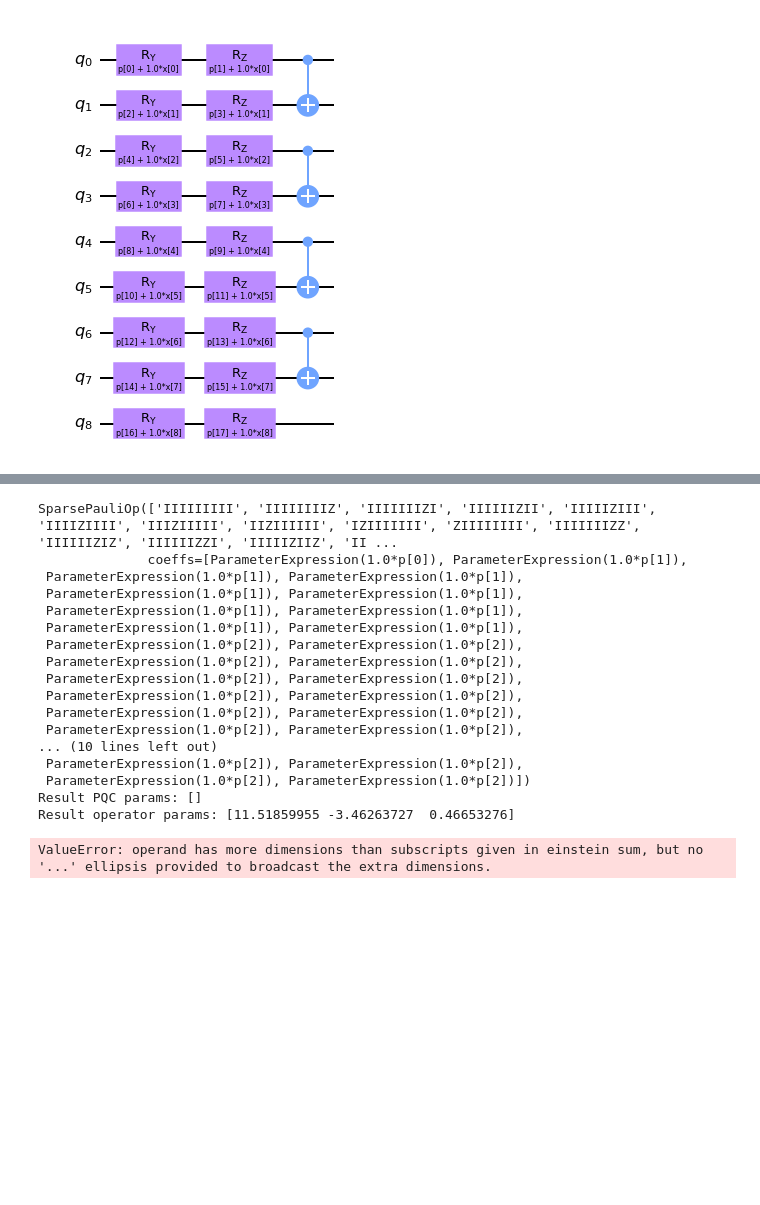
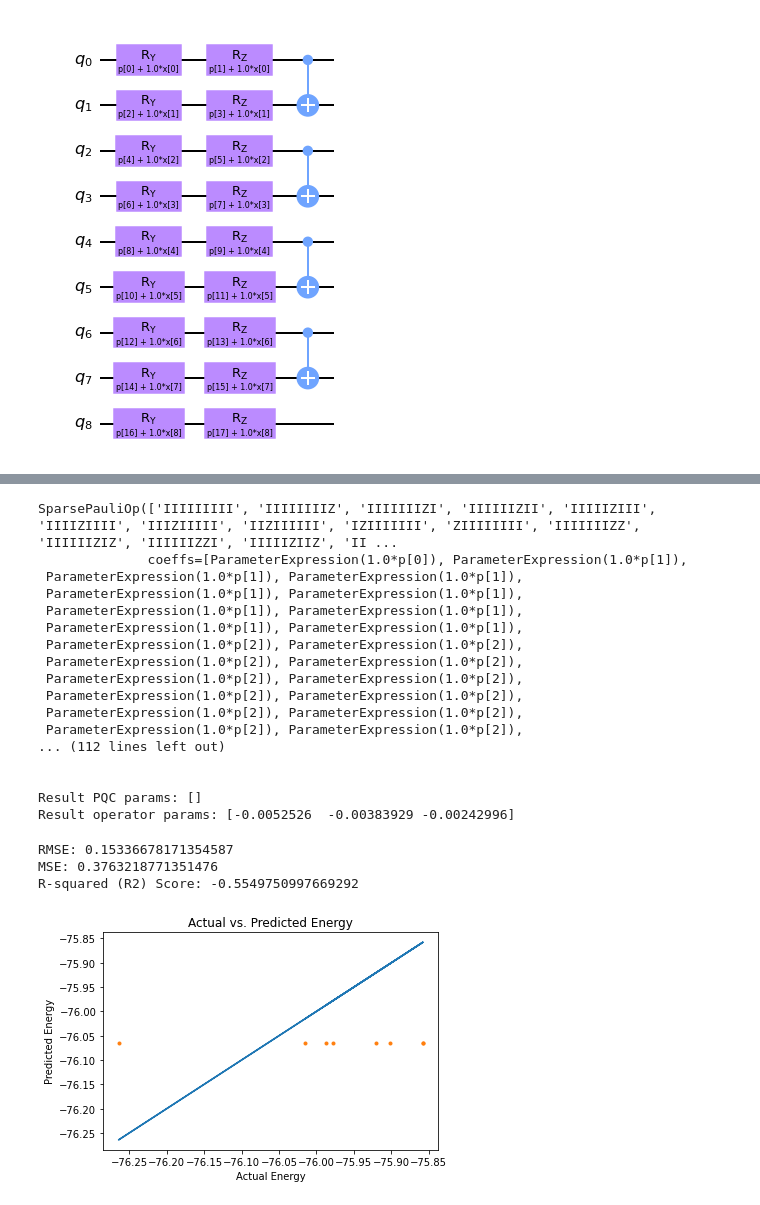
Before and after one commit to to-roth/MasterThesis, a Jupyter notebook: Entwicklung/notebooks/Quantum Computing/squlearn-water-qnn.ipynb, the cells around one changed output, grey strips where cells are left out. Saved outputs shown, nothing was run; the diff lists cells and outputs as text; code cells hidden in the pictures; blank space fills up the shorter version.

```diff
--- a/Entwicklung/notebooks/Quantum Computing/squlearn-water-qnn.ipynb
+++ b/Entwicklung/notebooks/Quantum Computing/squlearn-water-qnn.ipynb
@@ -29,7 +29,7 @@ def read_data(file_path):
     labels = []
 
     i = 0
-    while i < 20:
+    while i < 200:
         num_atoms = int(lines[i])
         energy = float(lines[i + 1].split()[-1])
         label = np.array([energy])
@@ -208,20 +190,12 @@ executor = Executor("statevector_simulator")
 nqubits = 9
 number_of_layers = 1
 
-pqc = ChebyshevRx(nqubits, 9, num_layers=number_of_layers)
-pqc.draw("mpl")
-
 ising_op = IsingHamiltonian(nqubits, I="S", Z="S", ZZ="S")
 print(ising_op)
 
-np.random.seed(13)
-param_ini = np.random.rand(pqc.num_parameters)
-param_op_ini = np.random.rand(ising_op.num_parameters)
-
-reg = QNNRegressor(circuit, ising_op, executor, SquaredLoss(), SLSQP())
-
-x_space = np.arange(0.1, 0.9, 0.1)
-ref_values = np.log(x_space)
+reg = QNNRegressor(circuit, ising_op, executor, SquaredLoss(), Adam(
+    options={"maxiter":100}
+))
 
 
 reg.fit(train_features, train_labels)
@@ -240,18 +214,44 @@ SparsePauliOp(['IIIIIIIII', 'IIIIIIIIZ', 'IIIIIIIZI', 'IIIIIIZII', 'IIIIIZIII',
  ParameterExpression(1.0*p[2]), ParameterExpression(1.0*p[2]),
  ParameterExpression(1.0*p[2]), ParameterExpression(1.0*p[2]),
  ParameterExpression(1.0*p[2]), ParameterExpression(1.0*p[2]),
-... (10 lines left out)
- ParameterExpression(1.0*p[2]), ParameterExpression(1.0*p[2]),
- ParameterExpression(1.0*p[2]), ParameterExpression(1.0*p[2])])
+... (112 lines left out)
+
+
 Result PQC params: []
-Result operator params: [11.51859955 -3.46263727  0.46653276]
+Result operator params: [-0.0052526  -0.00383929 -0.00242996]
-# %%
-# create empty array for callback to store evaluations of the objective function
-objective_func_vals = []
-plt.rcParams["figure.figsize"] = (12, 6)
-
-# fit regressor
-
-qnn.fit(train_features, train_labels)
-# %% [output]
-ValueError: operand has more dimensions than subscripts given in einstein sum, but no '...' ellipsis provided to broadcast the extra dimensions.
+# %%
+predictions = reg.predict(test_features)
+# %%
+from sklearn.metrics import mean_squared_error
+from sklearn.metrics import mean_absolute_error
+from sklearn.metrics import r2_score
+import matplotlib.pyplot as plt
+
+
+# Inverse transform the transformed labels
+predictions = (predictions * train_labelstd) + train_labelm
+test_labels = (test_labels * train_labelstd) + train_labelm
+
+
+rmse = np.sqrt(mean_squared_error(test_labels, predictions))
+print(f'RMSE: {rmse}')
+
+mse = np.sqrt(mean_absolute_error(test_labels, predictions))
+print(f'MSE: {mse}')
+
+r2 = r2_score(test_labels, predictions)
+print("R-squared (R2) Score:", r2)
+
+
+""" plt.scatter(test_labels, predictions) """
+plt.plot(test_labels, test_labels, "-")
+plt.plot(test_labels, predictions, ".")
+plt.xlabel('Actual Energy')
+plt.ylabel('Predicted Energy')
+plt.title('Actual vs. Predicted Energy')
+plt.show()
+# %% [output]
+RMSE: 0.15336678171354587
+MSE: 0.3763218771351476
+R-squared (R2) Score: -0.5549750997669292
+[figure, added]
```
Also changed, not shown: parts of 8 cells of this notebook, 50 other files.
